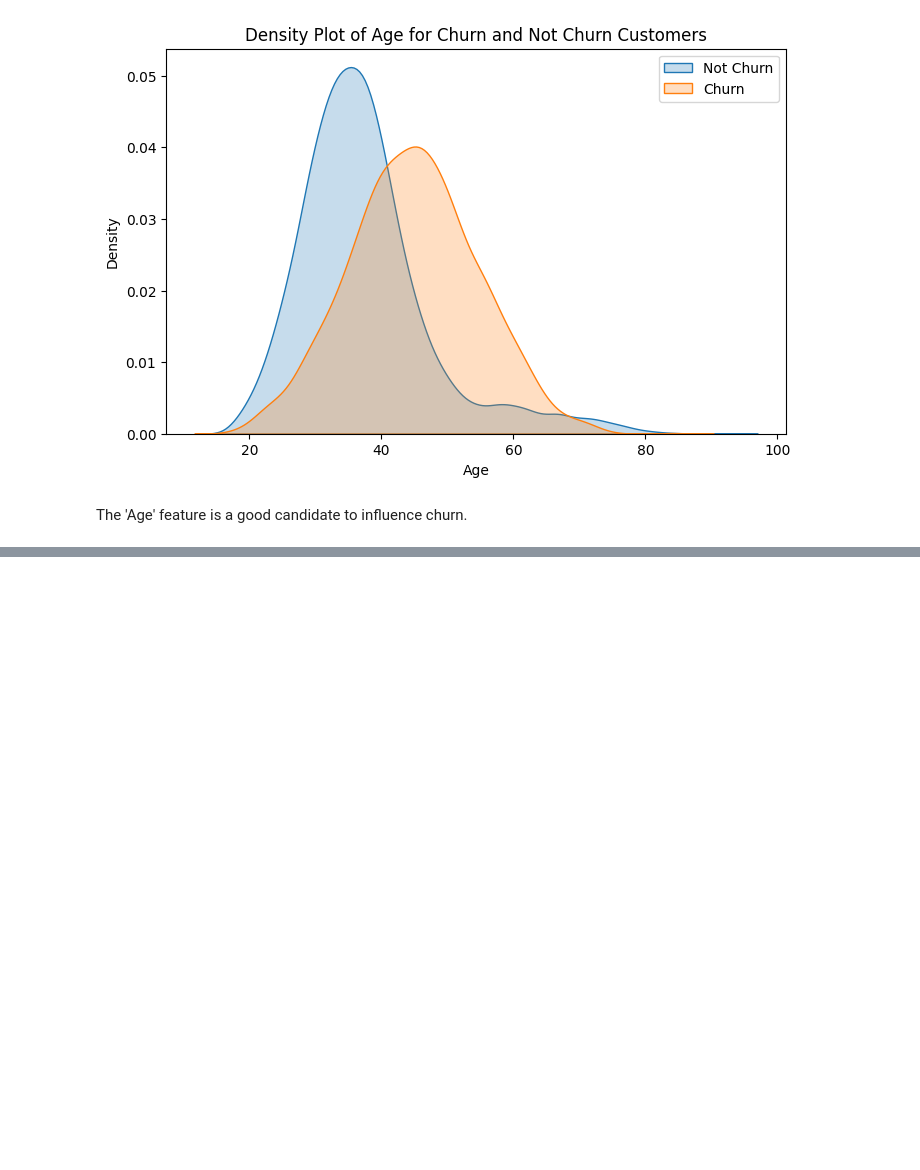
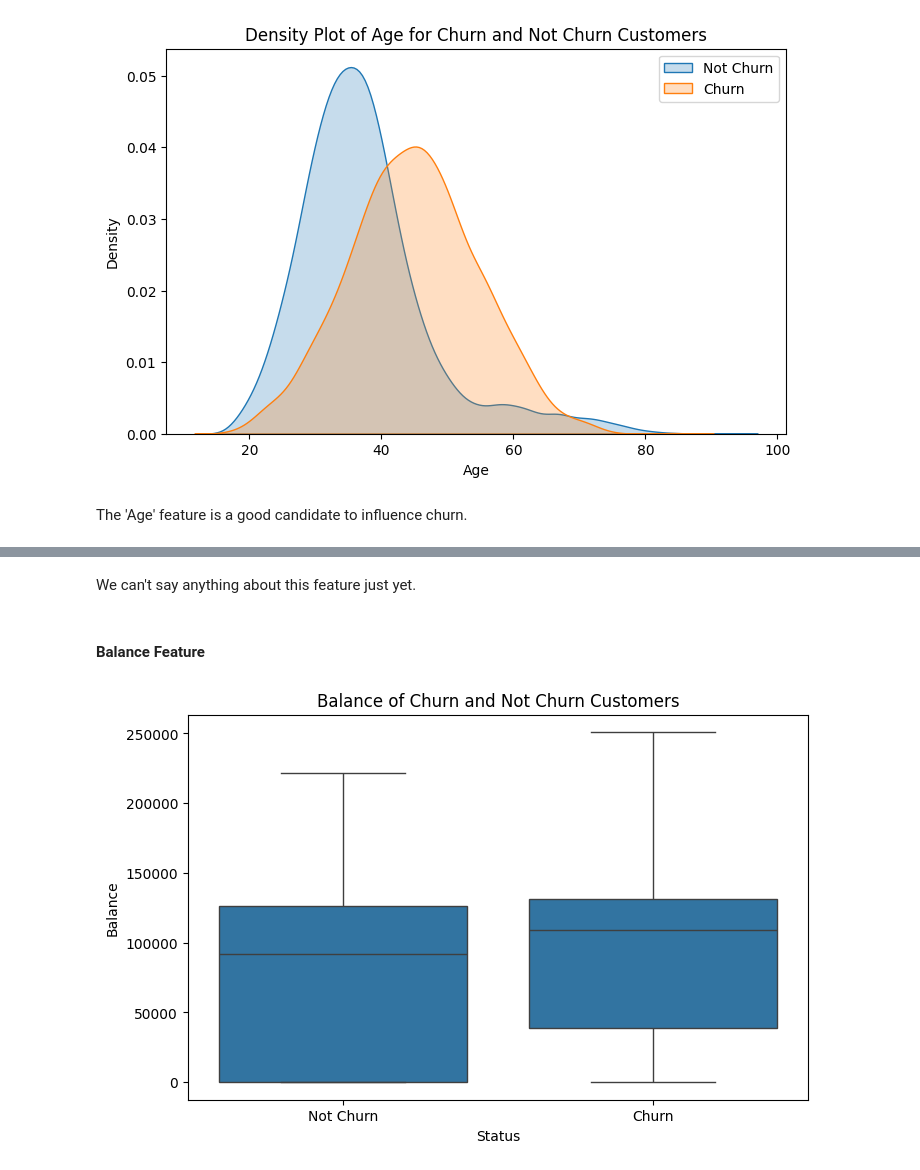
Before and after one commit to lucasanches/eda-bank-customer-churn, a Jupyter notebook: exploratory_analysis.ipynb, the cells around one changed output, grey strips where cells are left out. Saved outputs shown, nothing was run; the diff lists cells and outputs as text; code cells hidden in the pictures; blank space fills up the shorter version.

```diff
--- a/exploratory_analysis.ipynb
+++ b/exploratory_analysis.ipynb
@@ -441,0 +502,16 @@ The 'Age' feature is a good candidate to influence churn.
+# %% [markdown]
+We can't say anything about this feature just yet.
+# %% [markdown]
+#### Balance Feature
+# %%
+# Plotting the boxplot for the 'Balance' feature
+
+plt.figure(figsize=(8,5))
+sns.boxplot(x=bank_df['Exited'], y=bank_df['Balance'])
+plt.xticks([0, 1], ['Not Churn', 'Churn'])
+plt.xlabel('Status')
+plt.ylabel('Balance')
+plt.title('Balance of Churn and Not Churn Customers')
+plt.show()
+# %% [output]
+[figure, added]
```
Also changed, not shown: parts of 35 cells of this notebook.
